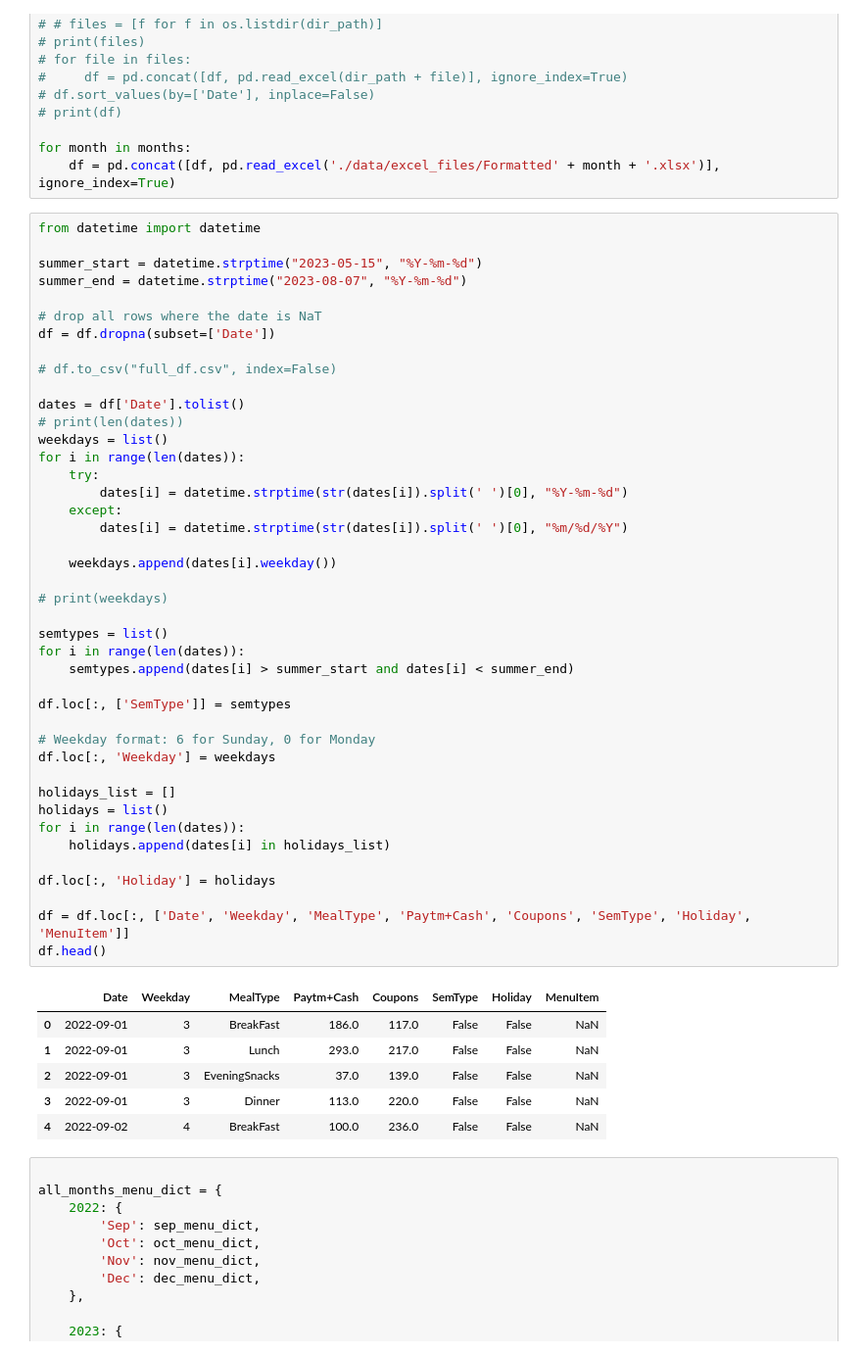
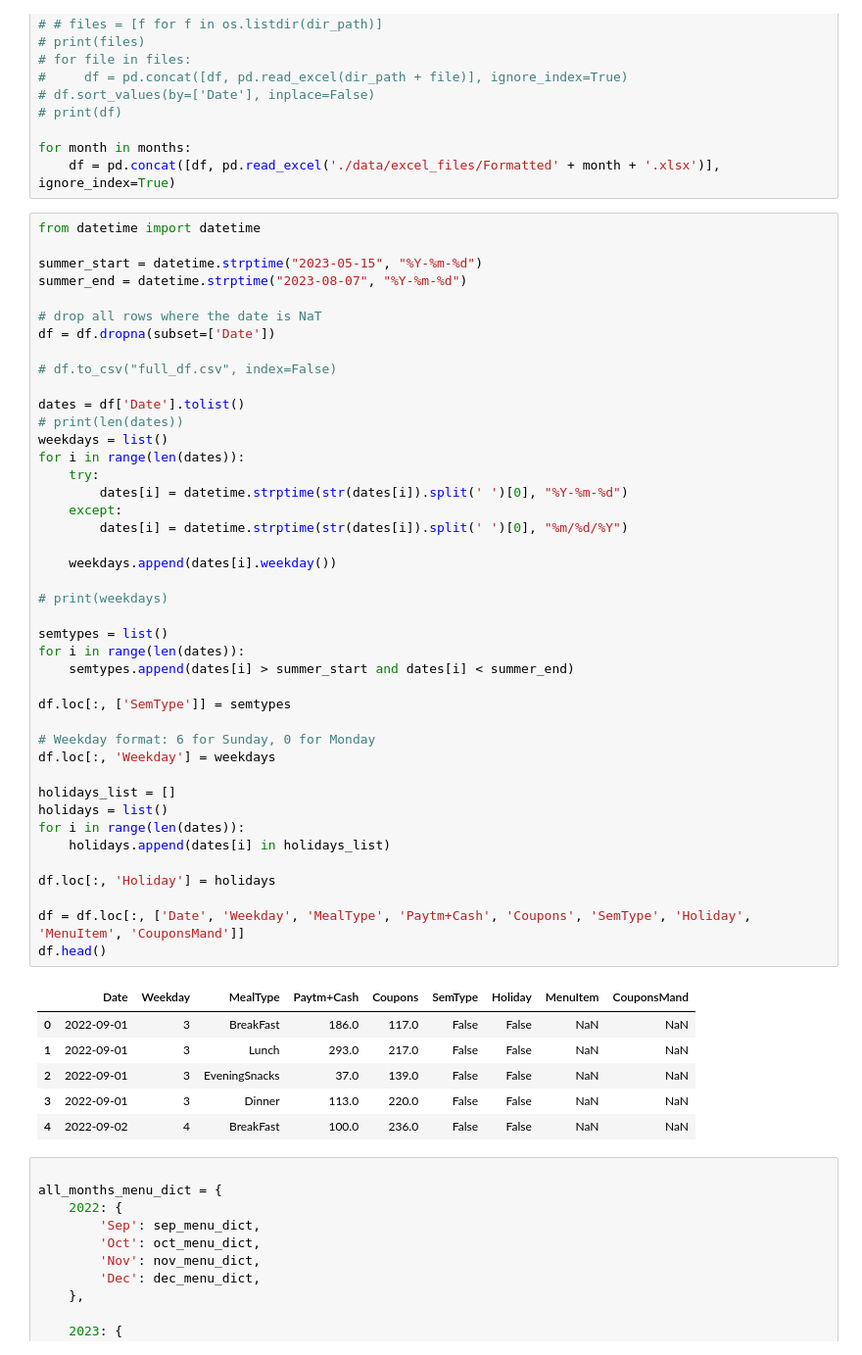
Before and after one commit to NalishJain/Optimizing-Campus-Dining, a Jupyter notebook: formatter.ipynb, the cells around one changed output. Shown at 98% size. Saved outputs shown, nothing was run; the diff lists cells and outputs as text.

Commit message:
add CouponsMand to all.csv

```diff
--- a/formatter.ipynb
+++ b/formatter.ipynb
@@ -1016,40 +1016,40 @@ dates = df['Date'].tolist()
 # print(len(dates))
 weekdays = list()
 for i in range(len(dates)):
     try:
         dates[i] = datetime.strptime(str(dates[i]).split(' ')[0], "%Y-%m-%d")
     except:
         dates[i] = datetime.strptime(str(dates[i]).split(' ')[0], "%m/%d/%Y")
 
     weekdays.append(dates[i].weekday())
 
 # print(weekdays)
 
 semtypes = list()
 for i in range(len(dates)):
     semtypes.append(dates[i] > summer_start and dates[i] < summer_end)
 
 df.loc[:, ['SemType']] = semtypes
 
 # Weekday format: 6 for Sunday, 0 for Monday
 df.loc[:, 'Weekday'] = weekdays
 
 holidays_list = []
 holidays = list()
 for i in range(len(dates)):
     holidays.append(dates[i] in holidays_list)
 
 df.loc[:, 'Holiday'] = holidays
 
-df = df.loc[:, ['Date', 'Weekday', 'MealType', 'Paytm+Cash', 'Coupons', 'SemType', 'Holiday', 'MenuItem']]
+df = df.loc[:, ['Date', 'Weekday', 'MealType', 'Paytm+Cash', 'Coupons', 'SemType', 'Holiday', 'MenuItem', 'CouponsMand']]
 df.head()
 # %% [output]
-|  | Date | Weekday | MealType | Paytm+Cash | Coupons | SemType | Holiday | MenuItem |
-| 0 | 2022-09-01 | 3 | BreakFast | 186.0 | 117.0 | False | False | NaN |
-| 1 | 2022-09-01 | 3 | Lunch | 293.0 | 217.0 | False | False | NaN |
-| 2 | 2022-09-01 | 3 | EveningSnacks | 37.0 | 139.0 | False | False | NaN |
-| 3 | 2022-09-01 | 3 | Dinner | 113.0 | 220.0 | False | False | NaN |
-| 4 | 2022-09-02 | 4 | BreakFast | 100.0 | 236.0 | False | False | NaN |
+|  | Date | Weekday | MealType | Paytm+Cash | Coupons | SemType | Holiday | MenuItem | CouponsMand |
+| 0 | 2022-09-01 | 3 | BreakFast | 186.0 | 117.0 | False | False | NaN | NaN |
+| 1 | 2022-09-01 | 3 | Lunch | 293.0 | 217.0 | False | False | NaN | NaN |
+| 2 | 2022-09-01 | 3 | EveningSnacks | 37.0 | 139.0 | False | False | NaN | NaN |
+| 3 | 2022-09-01 | 3 | Dinner | 113.0 | 220.0 | False | False | NaN | NaN |
+| 4 | 2022-09-02 | 4 | BreakFast | 100.0 | 236.0 | False | False | NaN | NaN |
 # %%
 
 all_months_menu_dict = {
```
Also changed, not shown: parts of 1 cell of this notebook.
